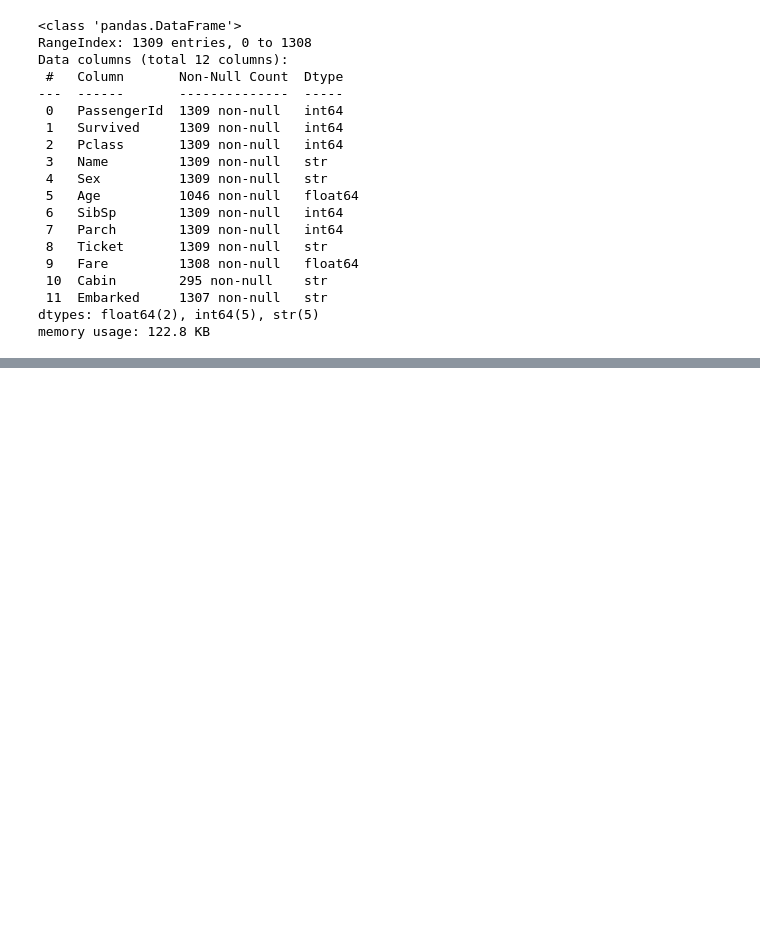
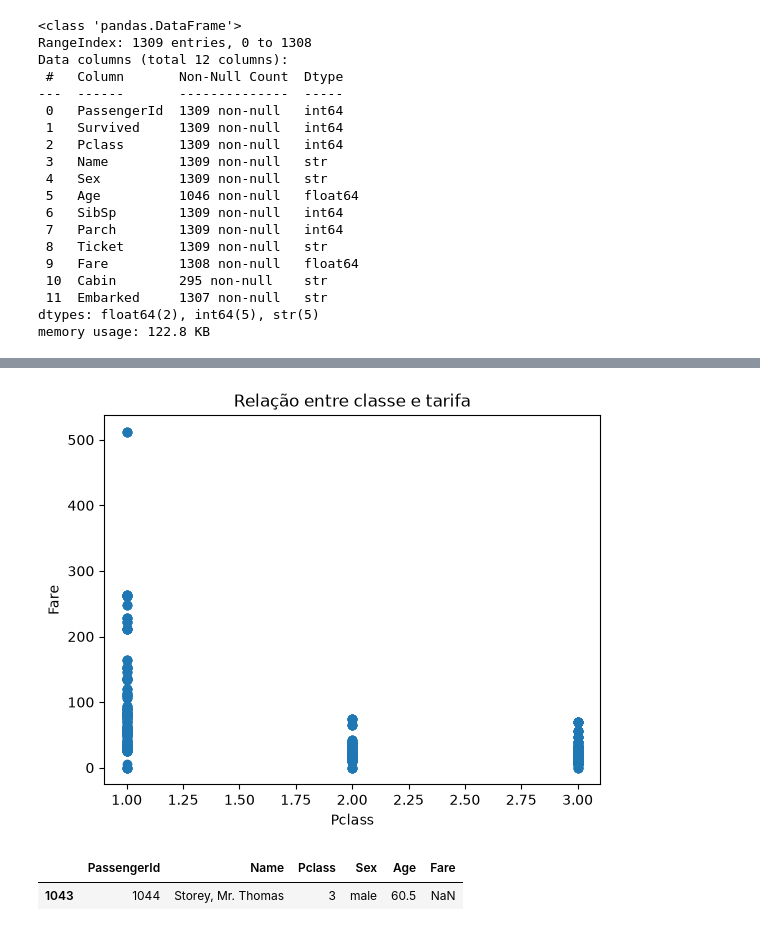
Before and after one commit to Hawkie06/BootcampIA, a Jupyter notebook: manipulacao_dados/titanic/titanic.ipynb, the cells around one changed output, grey strips where cells are left out. Saved outputs shown, nothing was run; the diff lists cells and outputs as text; code cells hidden in the pictures; blank space fills up the shorter version.

```diff
--- a/manipulacao_dados/titanic/titanic.ipynb
+++ b/manipulacao_dados/titanic/titanic.ipynb
@@ -41,0 +190,15 @@ memory usage: 122.8 KB
+# %%
+plt.scatter(data["Pclass"],data["Fare"])
+
+plt.xlabel("Pclass")
+plt.ylabel("Fare")
+plt.title("Relação entre classe e tarifa")
+plt.show()
+# %% [output]
+[figure, added]
+# %%
+data["Fare"].isna().sum()
+data[data["Fare"].isna()][["PassengerId", "Name", "Pclass", "Sex", "Age", "Fare"]]
+# %% [output]
+|  | PassengerId | Name | Pclass | Sex | Age | Fare |
+| 1043 | 1044 | Storey, Mr. Thomas | 3 | male | 60.5 | NaN |
```
Also changed, not shown: parts of 20 cells of this notebook.
